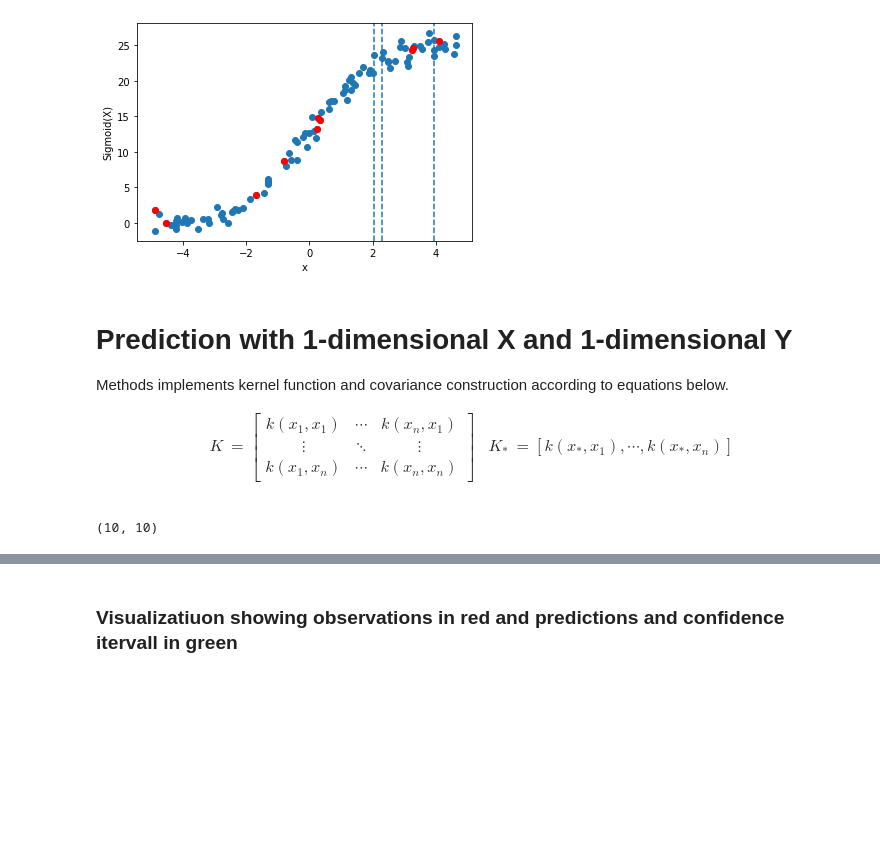
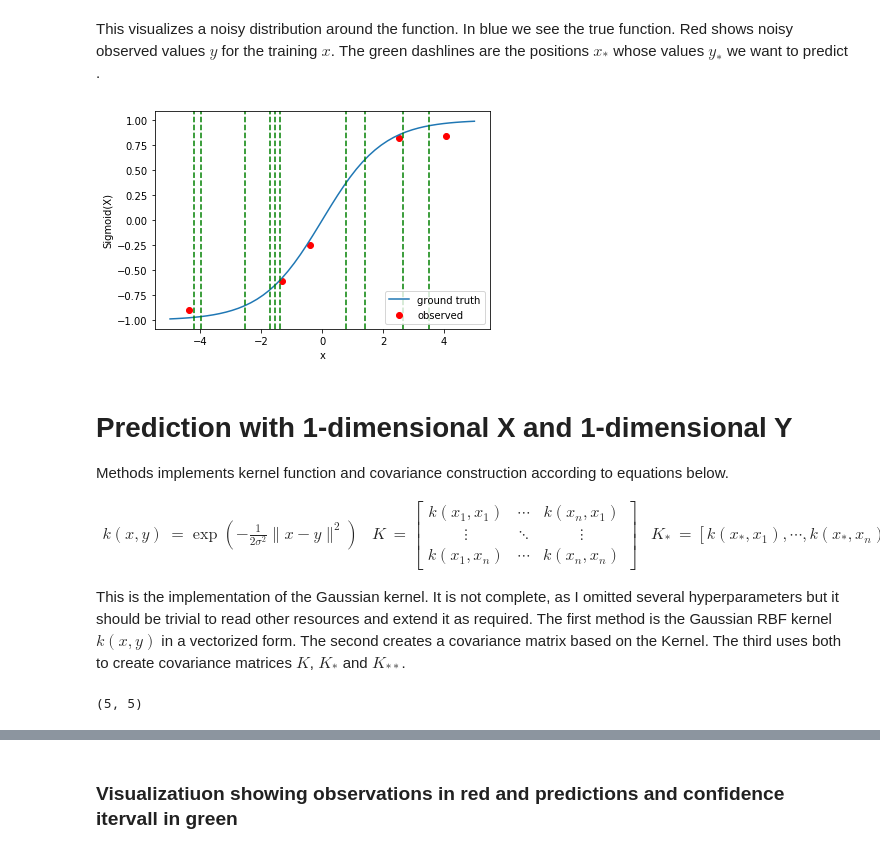
Before and after one commit to Olu93/gaussian_process, a Jupyter notebook: gpr_one_dim.ipynb, the cells around one changed output, grey strips where cells are left out. Drawn from its saved outputs; the diff is of its cells as text; code cells hidden in the pictures; blank space fills up the shorter version.

```diff
--- a/gpr_one_dim.ipynb
+++ b/gpr_one_dim.ipynb
@@ -17,13 +25,13 @@ Plot shows the generation of random data with a sigmoid as latent function.
 # %%
 def sigmoid(x):
-    return (1 / (1 + np.exp(-x))) * 25
+    return 2*((1 / (1 + np.exp(-x))) - .5)
 
 def sinusoidal(x):
     return np.sin(x) * 1
 
 def generate_data(num, func):
     time_points = np.sort(np.random.uniform(-5,5,num))
-    noise = np.random.normal(size=num)
+    noise = np.random.normal(0, .1,size=num)
     data_points = func(time_points)  + noise
     return pd.DataFrame(zip(time_points, data_points) , columns=["time", "values"])
 
@@ -44,61 +52,69 @@ def generate_data_multivariat_gaussian(num):
     pos = np.dstack((X, Y))
     Z = rv.pdf(pos)
     return pd.DataFrame(np.dstack((X,Y,Z))[0], columns=["time_0", "time_1", "values"])
+# %% [markdown]
+This visualizes a noisy distribution around the function. In blue we see the true function. Red shows noisy observed values $y$ for the training $x$. The green dashlines are the positions $x_*$ whose values $y_*$ we want to predict .
 # %%
 data = generate_data(100, sigmoid)
-observed = data.sample(10).sort_values(by="time")
-unobserved = data["time"].sample(3)
-plt.scatter(data["time"], data["values"])
-plt.scatter(observed["time"], observed["values"], c="red")
-for xc in unobserved.values:
-    plt.axvline(x=xc,linestyle='dashed')
+x_ = np.linspace(-5,5)
+gtruth = sigmoid(x_)
+observed = data.sample(5).sort_values(by="time")
+unobserved = data["time"].sample(10).sort_values()
+plt.plot(x_, gtruth, label="ground truth")
+plt.scatter(observed["time"], observed["values"], c="red", label="observed")
+for idx, xc in enumerate(unobserved.values):
+    plt.axvline(x=xc, linestyle='dashed', c="green")
 plt.xlabel("x")
 plt.ylabel("Sigmoid(X)")
 
+plt.legend()
 plt.show()
 # %% [output]
-[figure, old version]
+[figure, new version]
 # %% [markdown]
 # Prediction with 1-dimensional X and 1-dimensional Y
 
 Methods implements kernel function and covariance construction according to equations below.
 
 \begin{align}
+    k(x, y) &= \exp\left( - \frac{1}{2 \sigma^2} \lVert x - y \rVert^2 \right) &
     K &= \begin{bmatrix}
     k(x_1,x_1)&\cdots &k(x_n,x_1) \\
     \vdots & \ddots & \vdots\\
     k(x_1,x_n)&\cdots &k(x_n,x_n)
-    \end{bmatrix} & K_* &= [k(x_*,x_1), \cdots, k(x_*,x_n)]\\
+    \end{bmatrix} &
+    K_* &= [k(x_*,x_1), \cdots, k(x_*,x_n)] &
+    K_{**} &= [k(x_*, x_*)]
 \end{align}
+
+This is the implementation of the Gaussian kernel. It is not complete, as I omitted several hyperparameters but it should be trivial to read other resources and extend it as required. The first method is the Gaussian RBF kernel $k(x,y)$ in a vectorized form. The second creates a covariance matrix based on the Kernel. The third uses both to create covariance matrices $K$, $K_*$ and $K_{**}$.
 # %%
-def vectorized_rbf_kernel(a,b, h_sigma = 1):
-    # print(a,b)
-    a_squared = np.square(np.linalg.norm(a))
-    b_squared = np.square(np.linalg.norm(b))
-    inner_product = (2 * (np.dot(a, b)))
-    squared_diff = a_squared + b_squared - inner_product
-    denominator = 2*np.square(h_sigma)
-    # print(np.exp(-1*squared_diff/denominator))
-    return np.exp(-1*squared_diff/denominator)
+def create_RBF_kernel(h_sigma):
+    def vectorized_rbf_kernel(a,b):
+        a_squared = np.square(np.linalg.norm(a))
+        b_squared = np.square(np.linalg.norm(b))
+        inner_product = (2 * (np.dot(a, b)))
+        squared_diff = a_squared + b_squared - inner_product
+        denominator = 2*np.square(h_sigma)
+        return np.exp(-1*squared_diff/denominator)
+    return vectorized_rbf_kernel
 
-def create_covariance_matrix(a,b):
+def create_covariance_matrix(a, b, kernel_function):
     shape = [len(a), len(b)]
-    # print(shape)
-    all_covariances = [vectorized_rbf_kernel(x,y) for x,y in itertools.product(a,b)]
-    # print(all_covariances)
+    all_covariances = [kernel_function(x,y) for x,y in itertools.product(a,b)]
     container = np.array(all_covariances).reshape(shape)
     return container
+
+def process_cov_matrices(observed_X, unobserved_X, kernel_function, noise_term = 0):
+    K = create_covariance_matrix(observed_X, observed_X, kernel_function)
+
+    K_star = create_covariance_matrix(unobserved_X, observed_X, kernel_function)
+    K_star_star = create_covariance_matrix(unobserved_X, unobserved_X, kernel_function) + noise_term
+    return K, K_star, K_star_star
+
+
+covXX, covXX_, covX_X_ = process_cov_matrices(observed["time"], unobserved, create_RBF_kernel(1))
+covXX.shape
+# %% [output]
+(5, 5)
-# %%
-def process_cov_matrices(observed_X, unobserved_X):
-    K = create_covariance_matrix(observed_X, observed_X)
-    numerical_stabilizer = 1e-5*np.eye(len(K))
-    K_stable = K + numerical_stabilizer
-    K_star = create_covariance_matrix(unobserved_X, observed_X)
-    K_star_star = create_covariance_matrix(unobserved_X, unobserved_X)
-    return K_stable, K_star, K_star_star
-
-covXX, covXX_, covX_X_ = process_cov_matrices(observed["time"], unobserved)
-covXX.shape
-# %% [output]
-(10, 10)
 # %% [markdown]
```
Also changed, not shown: parts of 30 cells of this notebook, 1 other file.
